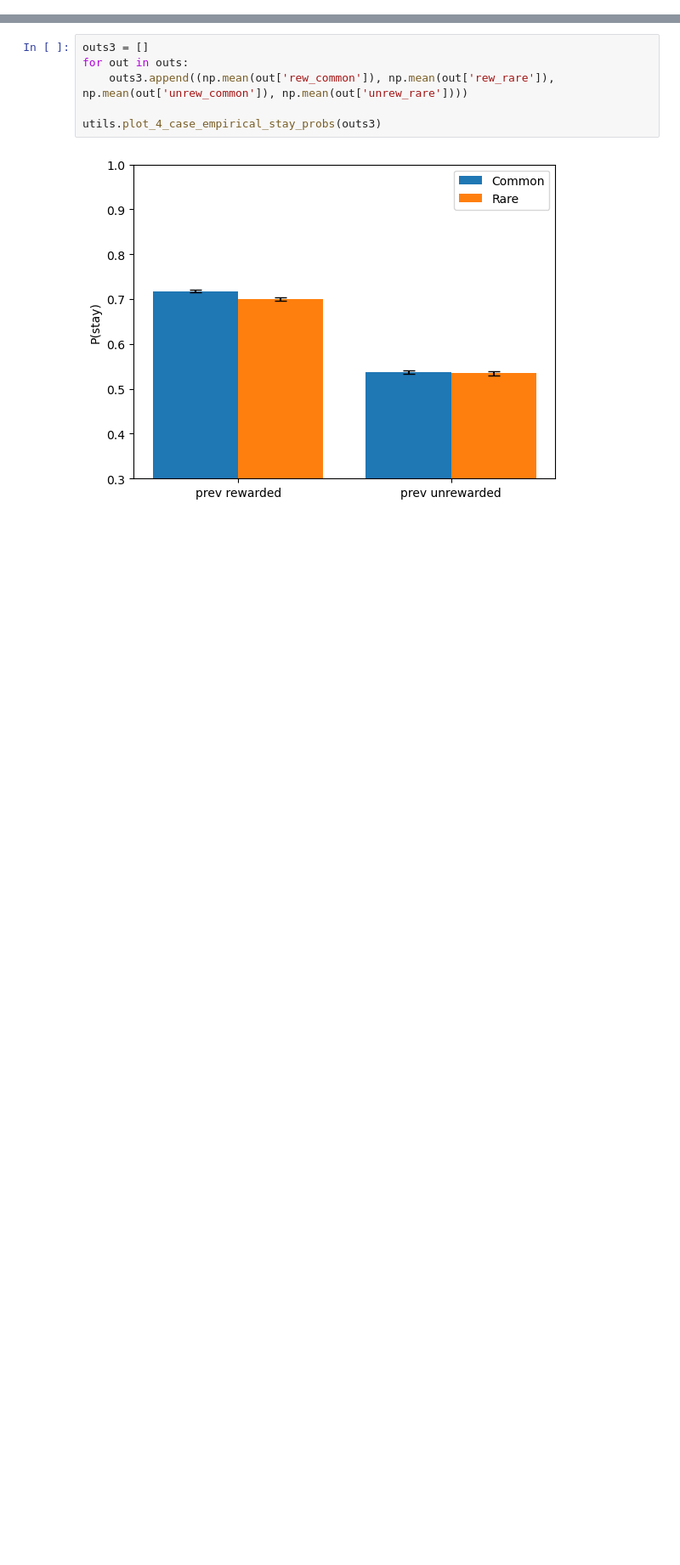
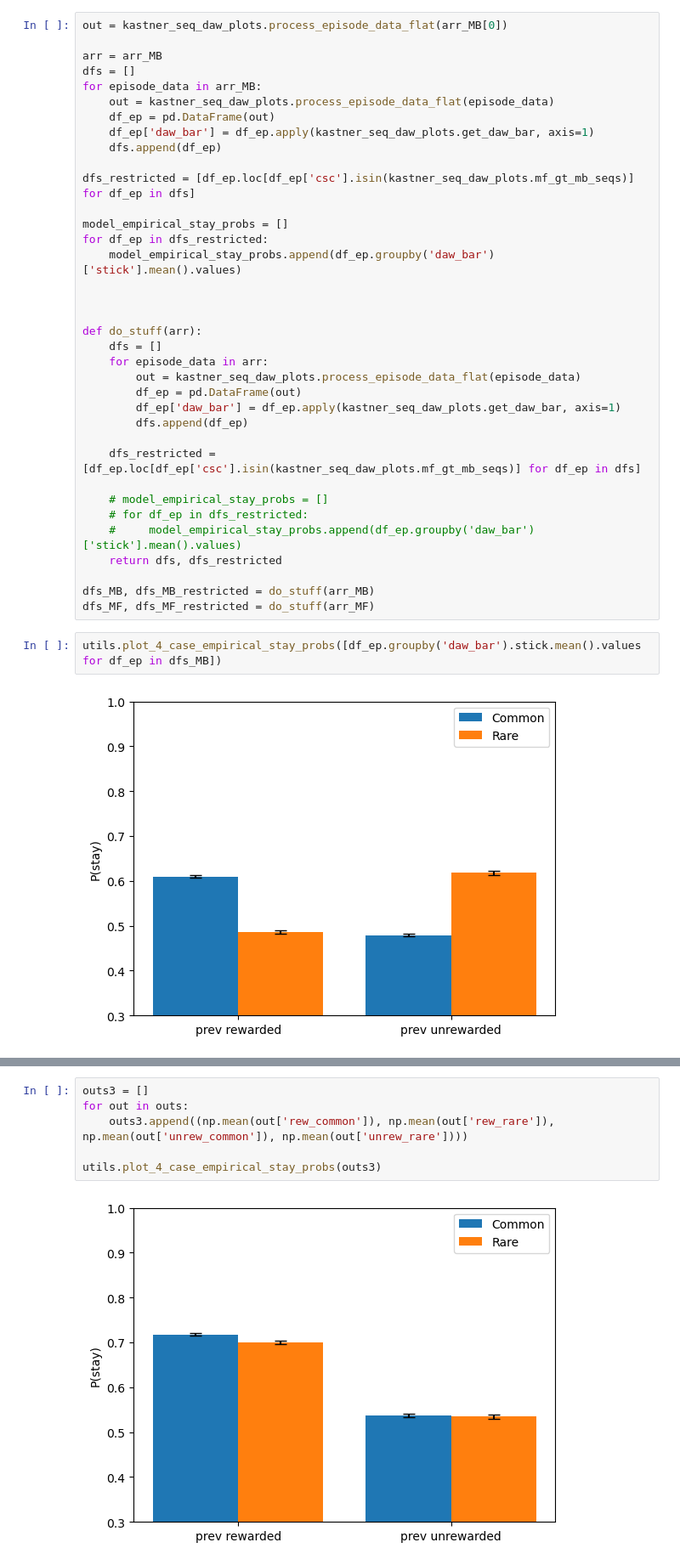
Before and after one commit to BenjiDayan/model_free_based, a Jupyter notebook: notebooks/kastner_seq_daw_plots.ipynb, the cells around one changed output, grey strips where cells are left out. Shown at 85% size. Cells and saved outputs as stored; diff of their text form; blank space fills up the shorter version.

```diff
--- a/notebooks/kastner_seq_daw_plots.ipynb
+++ b/notebooks/kastner_seq_daw_plots.ipynb
@@ -116,0 +129,40 @@ outs
+# %%
+out = kastner_seq_daw_plots.process_episode_data_flat(arr_MB[0])
+
+arr = arr_MB
+dfs = []
+for episode_data in arr_MB:
+    out = kastner_seq_daw_plots.process_episode_data_flat(episode_data)
+    df_ep = pd.DataFrame(out)
+    df_ep['daw_bar'] = df_ep.apply(kastner_seq_daw_plots.get_daw_bar, axis=1)
+    dfs.append(df_ep)
+
+dfs_restricted = [df_ep.loc[df_ep['csc'].isin(kastner_seq_daw_plots.mf_gt_mb_seqs)] for df_ep in dfs]
+
+model_empirical_stay_probs = []
+for df_ep in dfs_restricted:
+    model_empirical_stay_probs.append(df_ep.groupby('daw_bar')['stick'].mean().values)
+
+
+
+def do_stuff(arr):
+    dfs = []
+    for episode_data in arr:
+        out = kastner_seq_daw_plots.process_episode_data_flat(episode_data)
+        df_ep = pd.DataFrame(out)
+        df_ep['daw_bar'] = df_ep.apply(kastner_seq_daw_plots.get_daw_bar, axis=1)
+        dfs.append(df_ep)
+
+    dfs_restricted = [df_ep.loc[df_ep['csc'].isin(kastner_seq_daw_plots.mf_gt_mb_seqs)] for df_ep in dfs]
+
+    # model_empirical_stay_probs = []
+    # for df_ep in dfs_restricted:
+    #     model_empirical_stay_probs.append(df_ep.groupby('daw_bar')['stick'].mean().values)
+    return dfs, dfs_restricted
+
+dfs_MB, dfs_MB_restricted = do_stuff(arr_MB)
+dfs_MF, dfs_MF_restricted = do_stuff(arr_MF)
+# %%
+utils.plot_4_case_empirical_stay_probs([df_ep.groupby('daw_bar').stick.mean().values for df_ep in dfs_MB])
+# %% [output]
+[figure, added]
```
Also changed, not shown: parts of 27 cells of this notebook, 2 other files.
